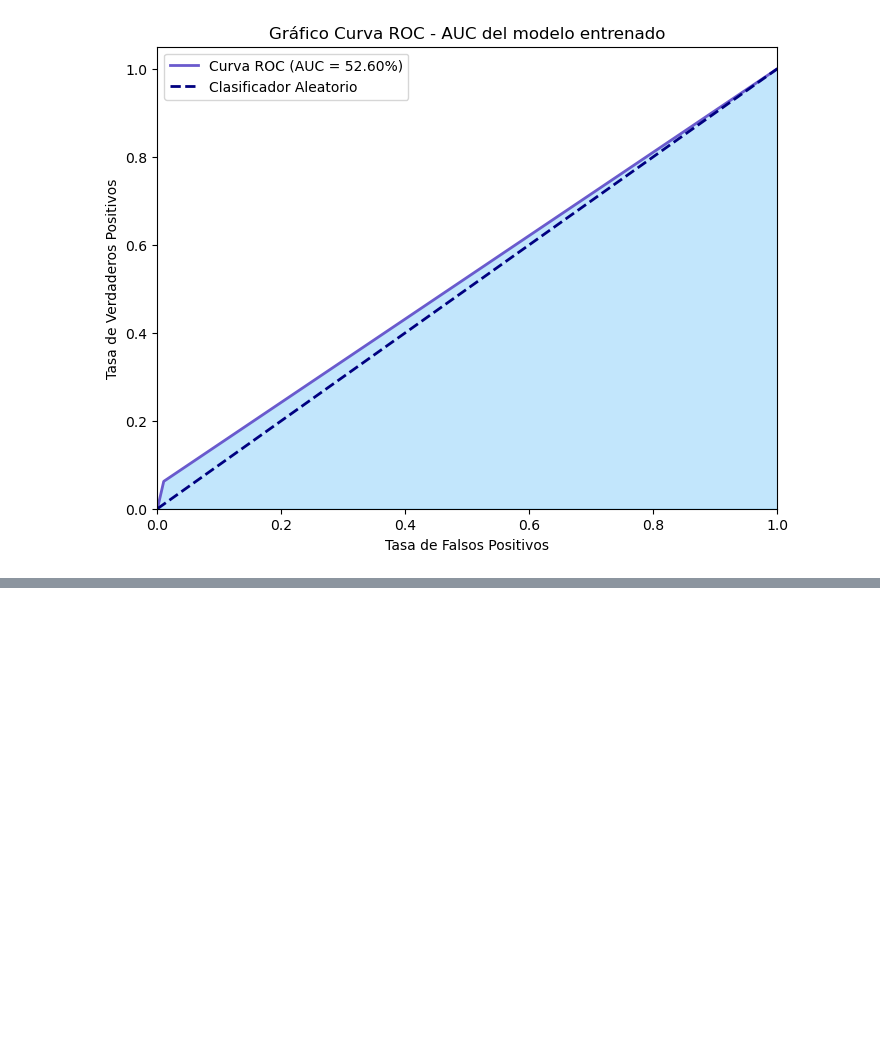
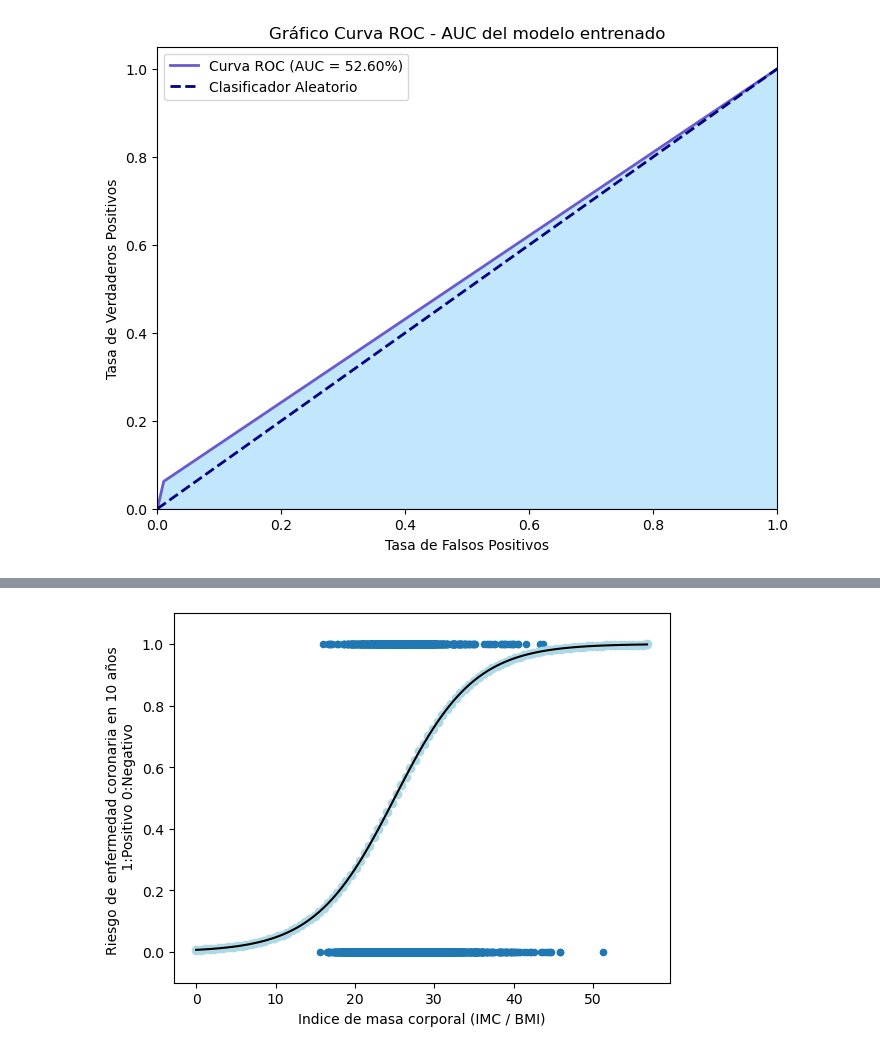
Before and after one commit to GuerreroRuiz/Etapa2_Grupo40, a Jupyter notebook: regresion_logistica.ipynb, the cells around one changed output, grey strips where cells are left out. Saved outputs shown, nothing was run; the diff lists cells and outputs as text; code cells hidden in the pictures; blank space fills up the shorter version.

```diff
--- a/regresion_logistica.ipynb
+++ b/regresion_logistica.ipynb
@@ -237,0 +259,23 @@ plt.show()
+# %%
+# se asignan valores aleatorios optimos (se valido su ajuste con anterioridad) a los parametros de la
+# pendiente y el intersecto
+
+w = 0.2
+b = -5
+# %%
+# asignar los valores de x e y del grafico y calcular los puntos de la recta según la función logistica
+
+x = np.linspace(0,datos_finales['BMI'].max(),100)
+y = 1/(1+np.exp(-(w*x+b)))
+# %%
+# imprimir la grafica de la función logistica
+
+datos_finales.plot.scatter(x='BMI', y='TenYearCHD')
+plt.plot(x, y, color='black')
+plt.ylim(-0.1, 1.1)
+plt.scatter(x, y, color='lightblue')
+plt.xlabel('Indice de masa corporal (IMC / BMI)')
+plt.ylabel('Riesgo de enfermedad coronaria en 10 años \n 1:Positivo 0:Negativo')
+plt.show()
+# %% [output]
+[figure, added]
```
Also changed, not shown: parts of 7 cells of this notebook.
